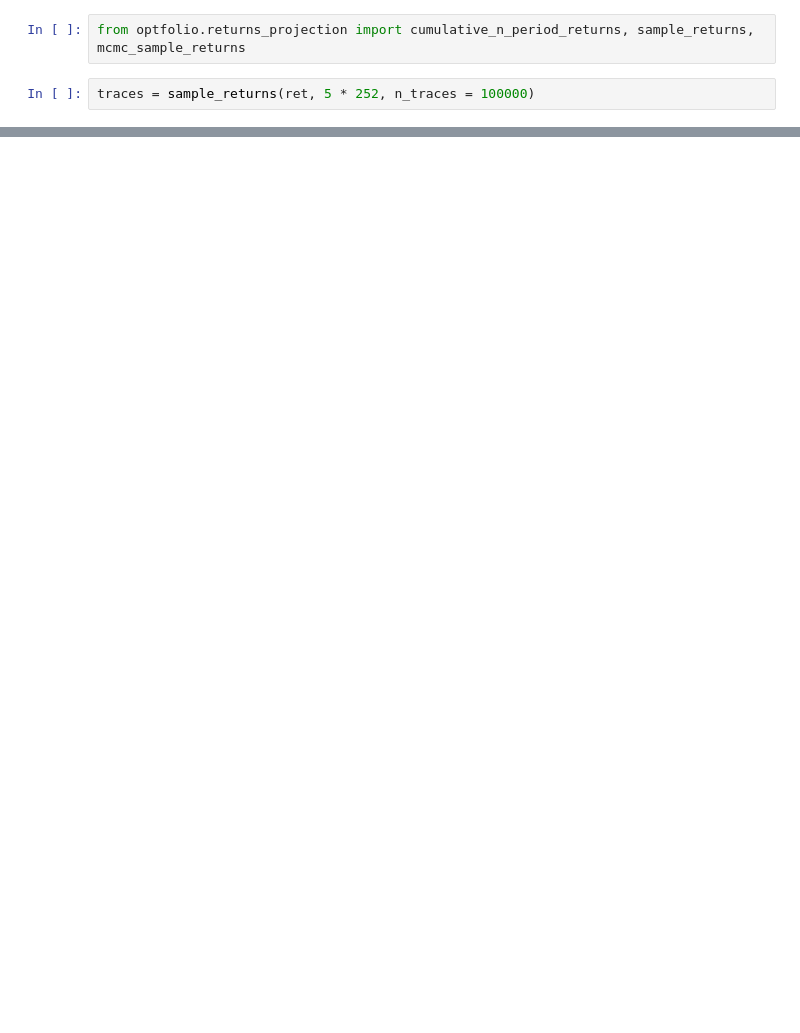
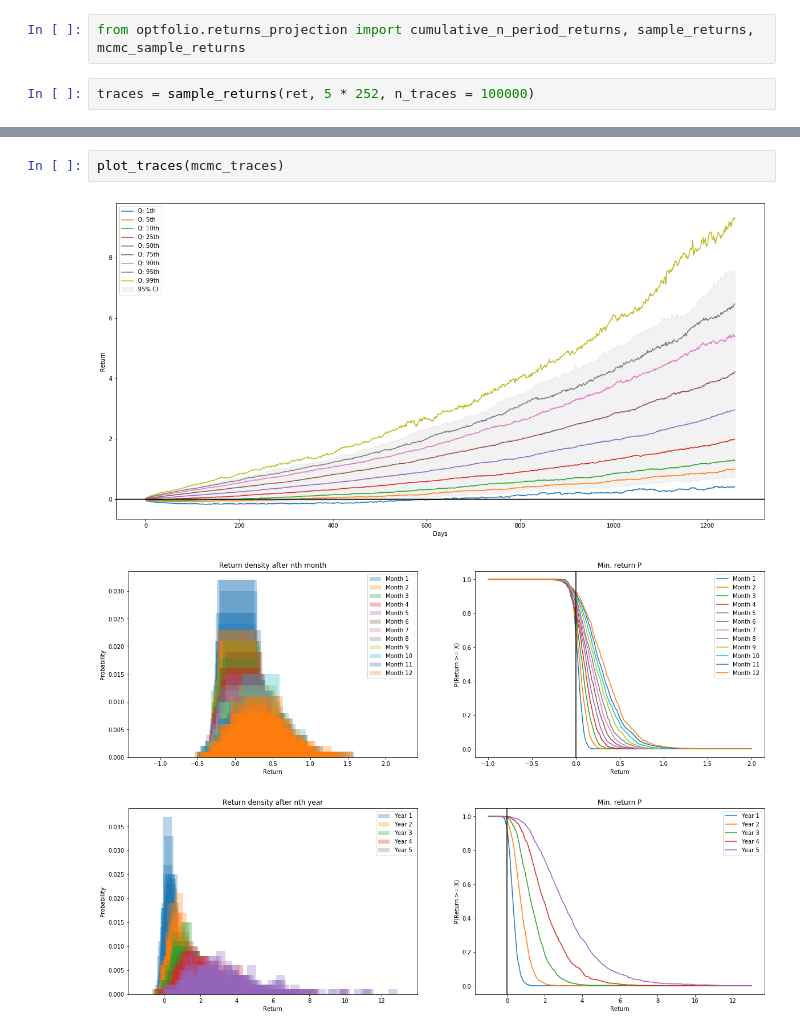
Before and after one commit to marekgalovic/optfolio, a Jupyter notebook: examples/Portfolio Optimize.ipynb, the cells around one changed output, grey strips where cells are left out. Saved outputs shown, nothing was run; the diff lists cells and outputs as text; blank space fills up the shorter version.

```diff
--- a/examples/Portfolio Optimize.ipynb
+++ b/examples/Portfolio Optimize.ipynb
@@ -168,0 +208,6 @@ plt.show()
+# %%
+plot_traces(mcmc_traces)
+# %% [output]
+[figure, added]
+[figure, added]
+[figure, added]
```
Also changed, not shown: parts of 12 cells of this notebook, 2 other files.
